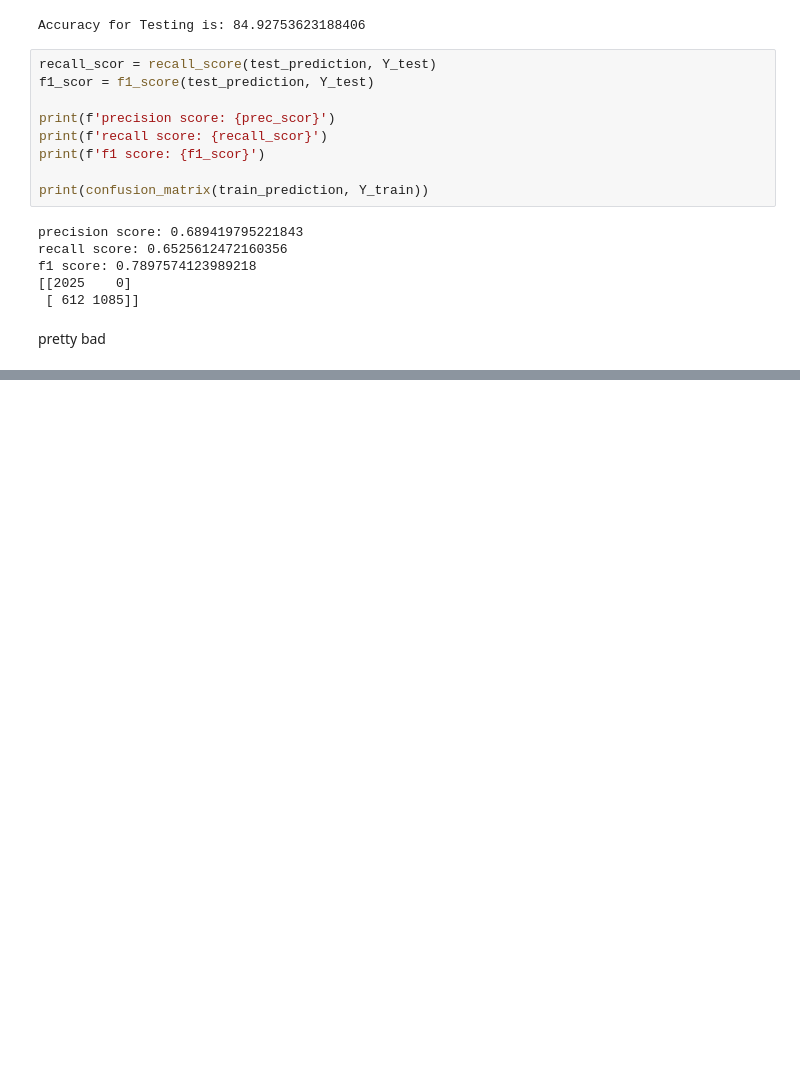
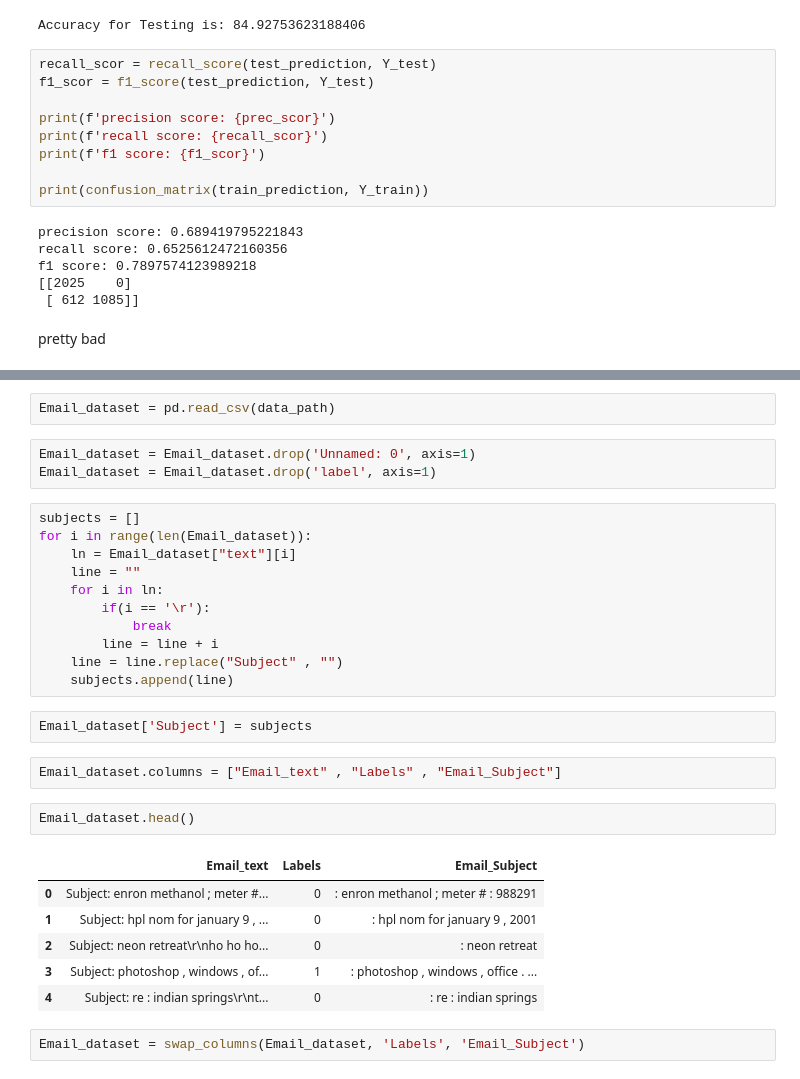
Before and after one commit to ItyTell/Ml_labs, a Jupyter notebook: lab1.ipynb, the cells around one changed output, grey strips where cells are left out. Drawn from its saved outputs; the diff is of its cells as text; blank space fills up the shorter version.

```diff
--- a/lab1.ipynb
+++ b/lab1.ipynb
@@ -218,0 +243,31 @@ pretty bad
+# %%
+Email_dataset = pd.read_csv(data_path)
+# %%
+Email_dataset = Email_dataset.drop('Unnamed: 0', axis=1)
+Email_dataset = Email_dataset.drop('label', axis=1)
+# %%
+subjects = []
+for i in range(len(Email_dataset)):
+    ln = Email_dataset["text"][i]
+    line = ""
+    for i in ln:
+        if(i == '\r'):
+            break
+        line = line + i
+    line = line.replace("Subject" , "")
+    subjects.append(line)
+# %%
+Email_dataset['Subject'] = subjects
+# %%
+Email_dataset.columns = ["Email_text" , "Labels" , "Email_Subject"]
+# %%
+Email_dataset.head()
+# %% [output]
+|  | Email_text | Labels | Email_Subject |
+| 0 | Subject: enron methanol ; meter #... | 0 | : enron methanol ; meter # : 988291 |
+| 1 | Subject: hpl nom for january 9 , ... | 0 | : hpl nom for january 9 , 2001 |
+| 2 | Subject: neon retreat\r\nho ho ho... | 0 | : neon retreat |
+| 3 | Subject: photoshop , windows , of... | 1 | : photoshop , windows , office . ... |
+| 4 | Subject: re : indian springs\r\nt... | 0 | : re : indian springs |
+# %%
+Email_dataset = swap_columns(Email_dataset, 'Labels', 'Email_Subject')
```
Also changed, not shown: parts of 20 cells of this notebook.
